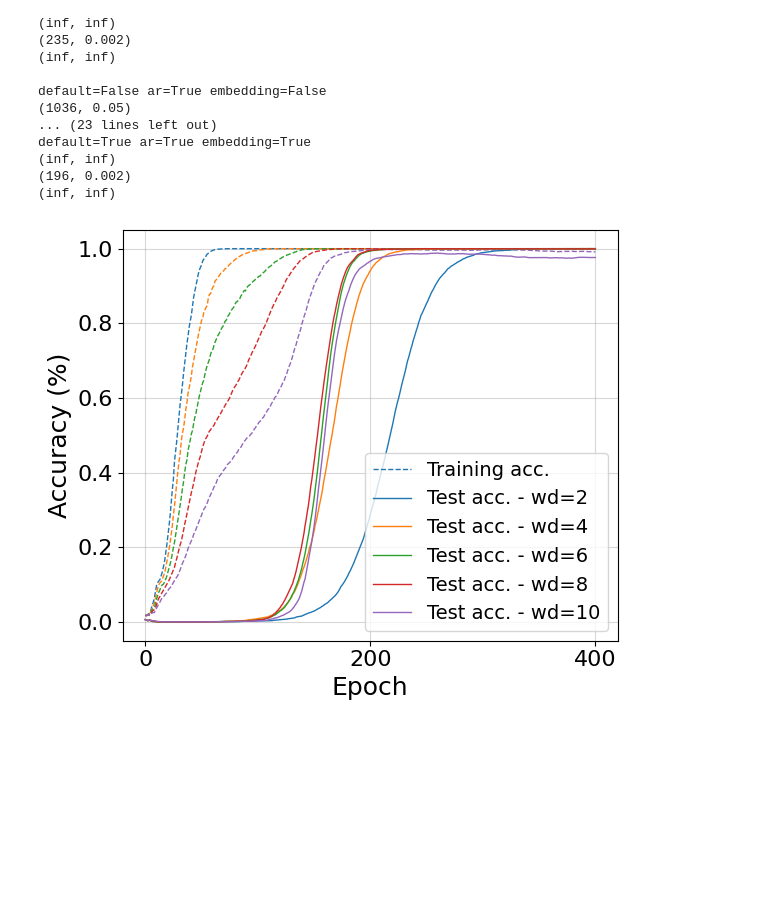
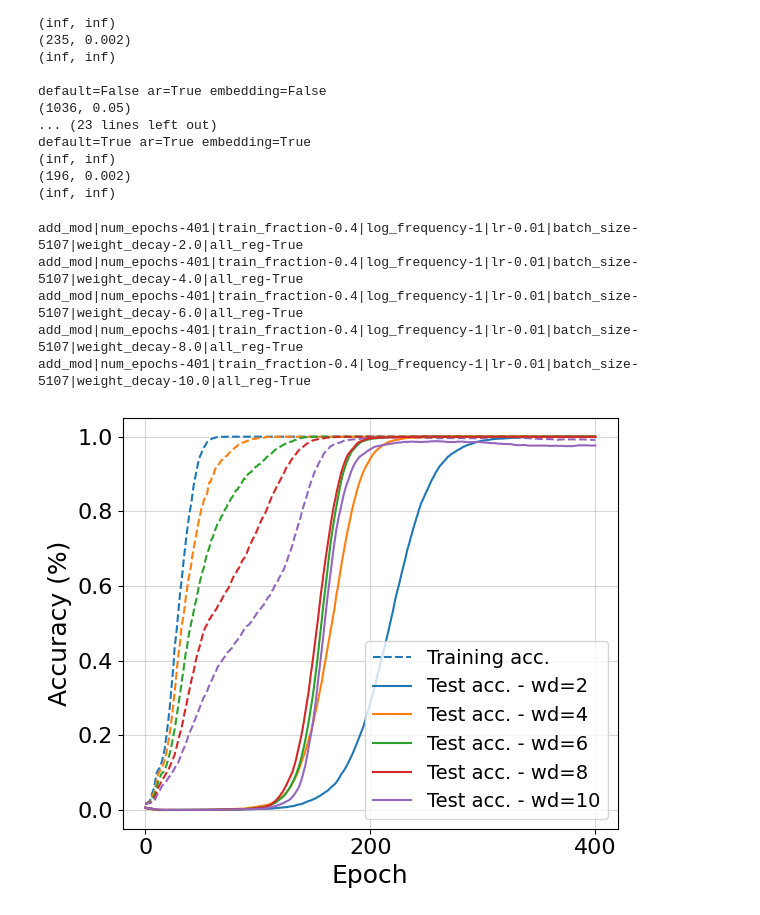
Before and after one commit to EIFY/grokking-at-the-edge-of-numerical-stability, a Jupyter notebook: wd_plots.ipynb, the cells around one changed output. Drawn from its saved outputs; the diff is of its cells as text; code cells hidden in the pictures; blank space fills up the shorter version.

```diff
--- a/wd_plots.ipynb
+++ b/wd_plots.ipynb
@@ -35,6 +35,7 @@ def get_model_norm(results):
 import collections
 import math
 
+log_frequency= 1
 wd_best = collections.defaultdict(lambda: (math.inf, math.inf, math.inf))
 
 for ar in [False, True]:
@@ -42,7 +43,7 @@ for ar in [False, True]:
         print(f"{ar=} {embedding=}")
         for hidden in range(1, 4):
             key = (ar, embedding, hidden)
-            for lr in [0.001, 0.002, 0.005, 0.01, 0.02, 0.05]:
+            for lr in [0.001, 0.002, 0.005, 0.01, 0.02, 0.05, 0.1]:
                 for wd in range(2, 12, 2):
                     hidden_sizes = '' if hidden == 2 else f'|hidden_sizes-{[200] * hidden}'
                     epochs = 10001 if not embedding and hidden == 1 else 401
@@ -90,7 +91,7 @@ for default in [False, True]:
             print(f"{default=} {ar=} {embedding=}")
             for hidden in range(1, 4):
                 key = (default, ar, embedding, hidden)
-                for lr in [0.001, 0.002, 0.005, 0.01, 0.02, 0.05]:
+                for lr in [0.001, 0.002, 0.005, 0.01, 0.02, 0.05, 0.1]:
                     hidden_sizes = '' if hidden == 2 else f'|hidden_sizes-{[200] * hidden}'
                     epochs = 10001 if not embedding and hidden == 1 else 401
                     input_size = '|input_size-100' if embedding else ''
@@ -136,38 +137,44 @@ train_acc = []
 test_acc = []
 
 for wd in range(2, 12, 2):
-    experiment_key = f'add_mod|num_epochs-401|train_fraction-0.4|log_frequency-1|lr-0.01|batch_size-5107|weight_decay-{wd}.0'
+    experiment_key = f'add_mod|num_epochs-401|train_fraction-0.4|log_frequency-1|lr-0.01|batch_size-5107|weight_decay-{wd}.0|all_reg-True'
+    print(experiment_key)
     experiment_metrics, num_logged_epochs = read_metrics(experiment_key)
     epochs = range(0, log_frequency * (num_logged_epochs), log_frequency)
 
     train_acc.append(get_metric_values(experiment_metrics, "train", "accuracy"))
     test_acc.append(get_metric_values(experiment_metrics, "test", "accuracy"))
 
 fig, ax = plt.subplots(figsize=(6, 5))
 
-ax.plot(epochs, train_acc[0], linestyle='--', linewidth=1, label='Training acc.')
+ax.plot(epochs, train_acc[0], linestyle='--', label='Training acc.')
 for acc in train_acc[1:]:
-    ax.plot(epochs, acc, linestyle='--', linewidth=1)
+    ax.plot(epochs, acc, linestyle='--')
 
 plt.gca().set_prop_cycle(None)
 
 for wd, acc in zip(range(2, 12, 2), test_acc):
-    ax.plot(epochs, acc, linewidth=1, label=f'Test acc. - wd={wd}')
+    ax.plot(epochs, acc, label=f'Test acc. - wd={wd}')
 
 ax.set_xlabel('Epoch', fontsize=18)
 ax.set_ylabel('Accuracy (%)', fontsize=18)
 
 ax.grid(alpha=0.5)
 ax.legend(fontsize=14, loc="lower right")
 
 ax.xaxis.set_major_formatter(FuncFormatter(format_func))
 
 ax.set_xticks(epochs[::200])
 plt.xticks(fontsize=16)
 plt.yticks(fontsize=16)
 
 plt.tight_layout()
 plt.savefig('wd_experiments.png')
 plt.show()
 # %% [output]
+add_mod|num_epochs-401|train_fraction-0.4|log_frequency-1|lr-0.01|batch_size-5107|weight_decay-2.0|all_reg-True
+add_mod|num_epochs-401|train_fraction-0.4|log_frequency-1|lr-0.01|batch_size-5107|weight_decay-4.0|all_reg-True
+add_mod|num_epochs-401|train_fraction-0.4|log_frequency-1|lr-0.01|batch_size-5107|weight_decay-6.0|all_reg-True
+add_mod|num_epochs-401|train_fraction-0.4|log_frequency-1|lr-0.01|batch_size-5107|weight_decay-8.0|all_reg-True
+add_mod|num_epochs-401|train_fraction-0.4|log_frequency-1|lr-0.01|batch_size-5107|weight_decay-10.0|all_reg-True
-[figure, old version]
+[figure, new version]
```
Also changed, not shown: parts of 16 cells of this notebook, 1 other file.
